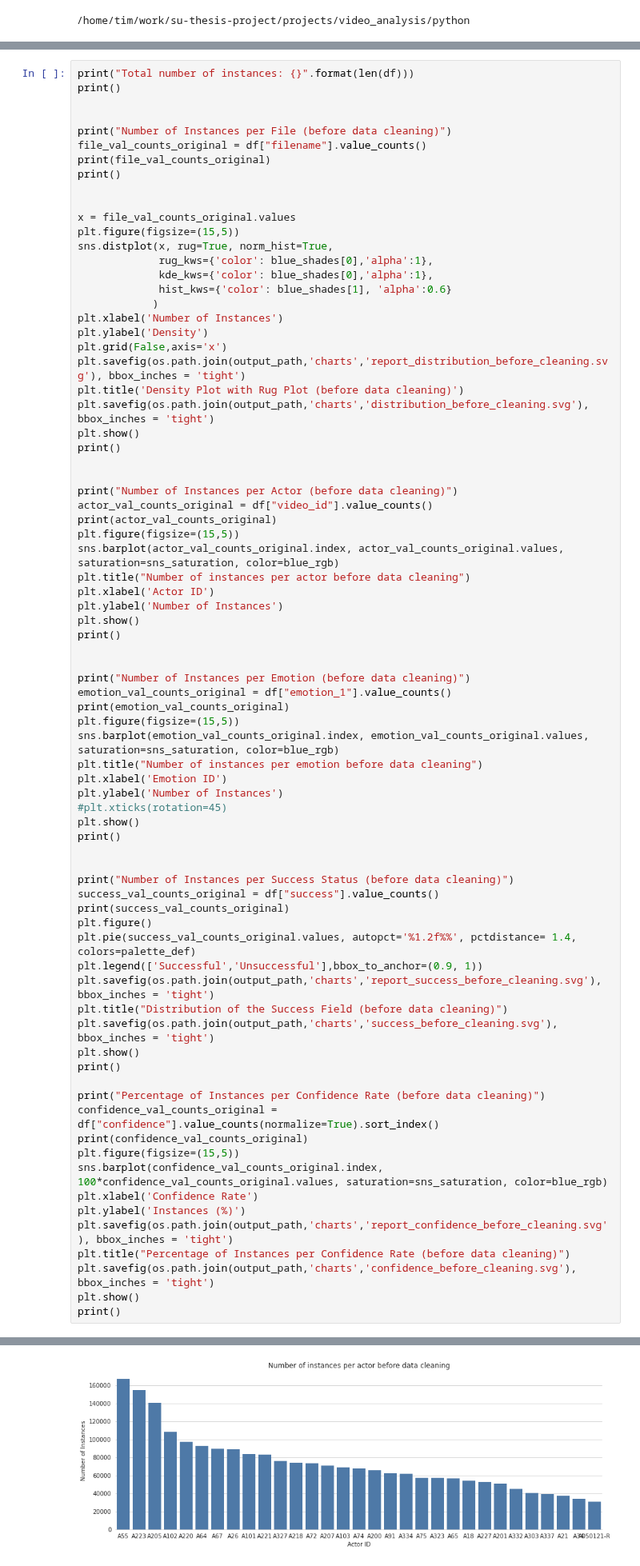
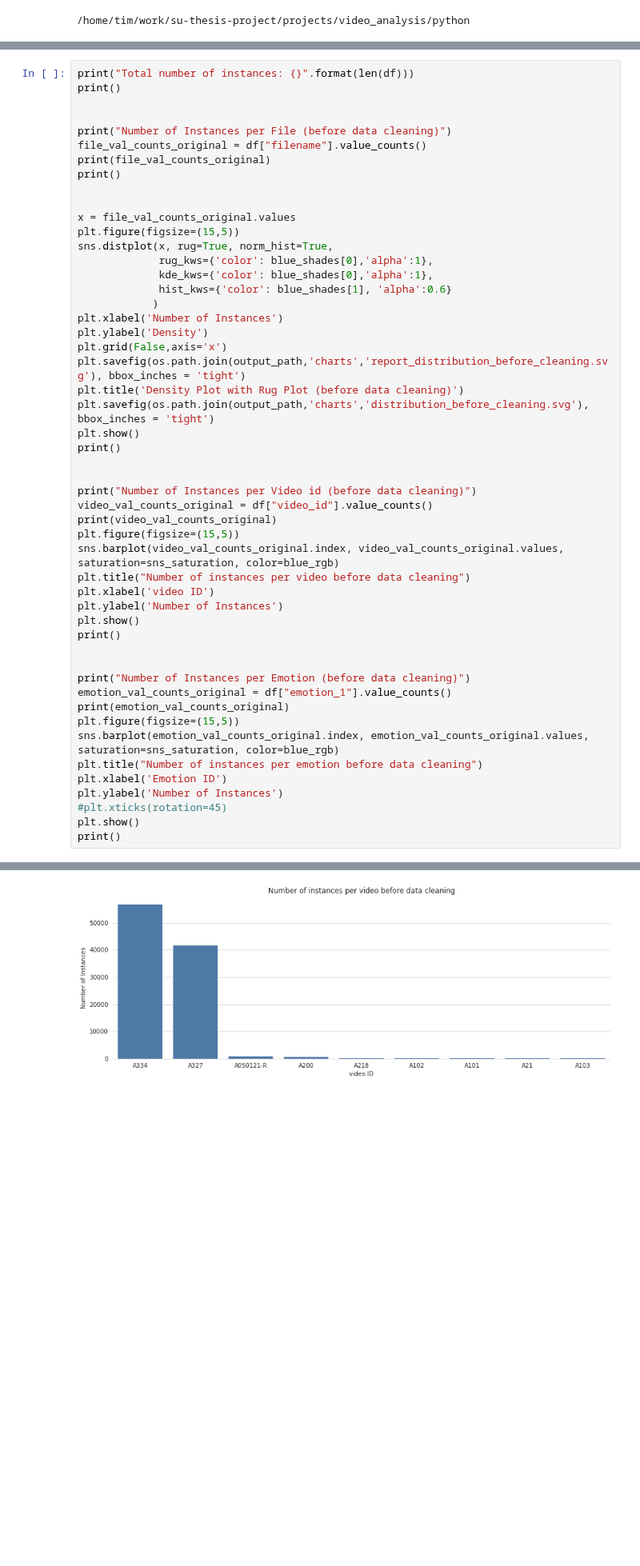
Before and after one commit to timlac/quan-machine-learning, a Jupyter notebook: python/notebooks/video analysis.ipynb, the cells around one changed output, grey strips where cells are left out. Shown at 80% size. Cells and saved outputs as stored; diff of their text form; blank space fills up the shorter version.

```diff
--- a/python/notebooks/video analysis.ipynb
+++ b/python/notebooks/video analysis.ipynb
@@ -127,13 +120,13 @@ plt.show()
 print()
 
 
-print("Number of Instances per Actor (before data cleaning)")
-actor_val_counts_original = df["video_id"].value_counts()
-print(actor_val_counts_original)
+print("Number of Instances per Video id (before data cleaning)")
+video_val_counts_original = df["video_id"].value_counts()
+print(video_val_counts_original)
 plt.figure(figsize=(15,5))
-sns.barplot(actor_val_counts_original.index, actor_val_counts_original.values, saturation=sns_saturation, color=blue_rgb)
-plt.title("Number of instances per actor before data cleaning")
-plt.xlabel('Actor ID')
+sns.barplot(video_val_counts_original.index, video_val_counts_original.values, saturation=sns_saturation, color=blue_rgb)
+plt.title("Number of instances per video before data cleaning")
+plt.xlabel('video ID')
 plt.ylabel('Number of Instances')
 plt.show()
 print()
@@ -150,30 +143,4 @@ plt.ylabel('Number of Instances')
 #plt.xticks(rotation=45)
 plt.show()
 print()
-
-
-print("Number of Instances per Success Status (before data cleaning)")
-success_val_counts_original = df["success"].value_counts()
-print(success_val_counts_original)
-plt.figure()
-plt.pie(success_val_counts_original.values, autopct='%1.2f%%', pctdistance= 1.4, colors=palette_def)
-plt.legend(['Successful','Unsuccessful'],bbox_to_anchor=(0.9, 1))
-plt.savefig(os.path.join(output_path,'charts','report_success_before_cleaning.svg'), bbox_inches = 'tight')
-plt.title("Distribution of the Success Field (before data cleaning)")
-plt.savefig(os.path.join(output_path,'charts','success_before_cleaning.svg'), bbox_inches = 'tight')
-plt.show()
-print()
-
-print("Percentage of Instances per Confidence Rate (before data cleaning)")
-confidence_val_counts_original = df["confidence"].value_counts(normalize=True).sort_index()
-print(confidence_val_counts_original)
-plt.figure(figsize=(15,5))
-sns.barplot(confidence_val_counts_original.index, 100*confidence_val_counts_original.values, saturation=sns_saturation, color=blue_rgb)
-plt.xlabel('Confidence Rate')
-plt.ylabel('Instances (%)')
-plt.savefig(os.path.join(output_path,'charts','report_confidence_before_cleaning.svg'), bbox_inches = 'tight')
-plt.title("Percentage of Instances per Confidence Rate (before data cleaning)")
-plt.savefig(os.path.join(output_path,'charts','confidence_before_cleaning.svg'), bbox_inches = 'tight')
-plt.show()
-print()
 # %% [output]
@@ -212,3 +173,3 @@ A050121-R     30516
 Name: video_id, dtype: int64
-[figure, old version]
+[figure, new version]
 Number of Instances per Emotion (before data cleaning)
```
Also changed, not shown: parts of 24 cells of this notebook, 10 other files.
